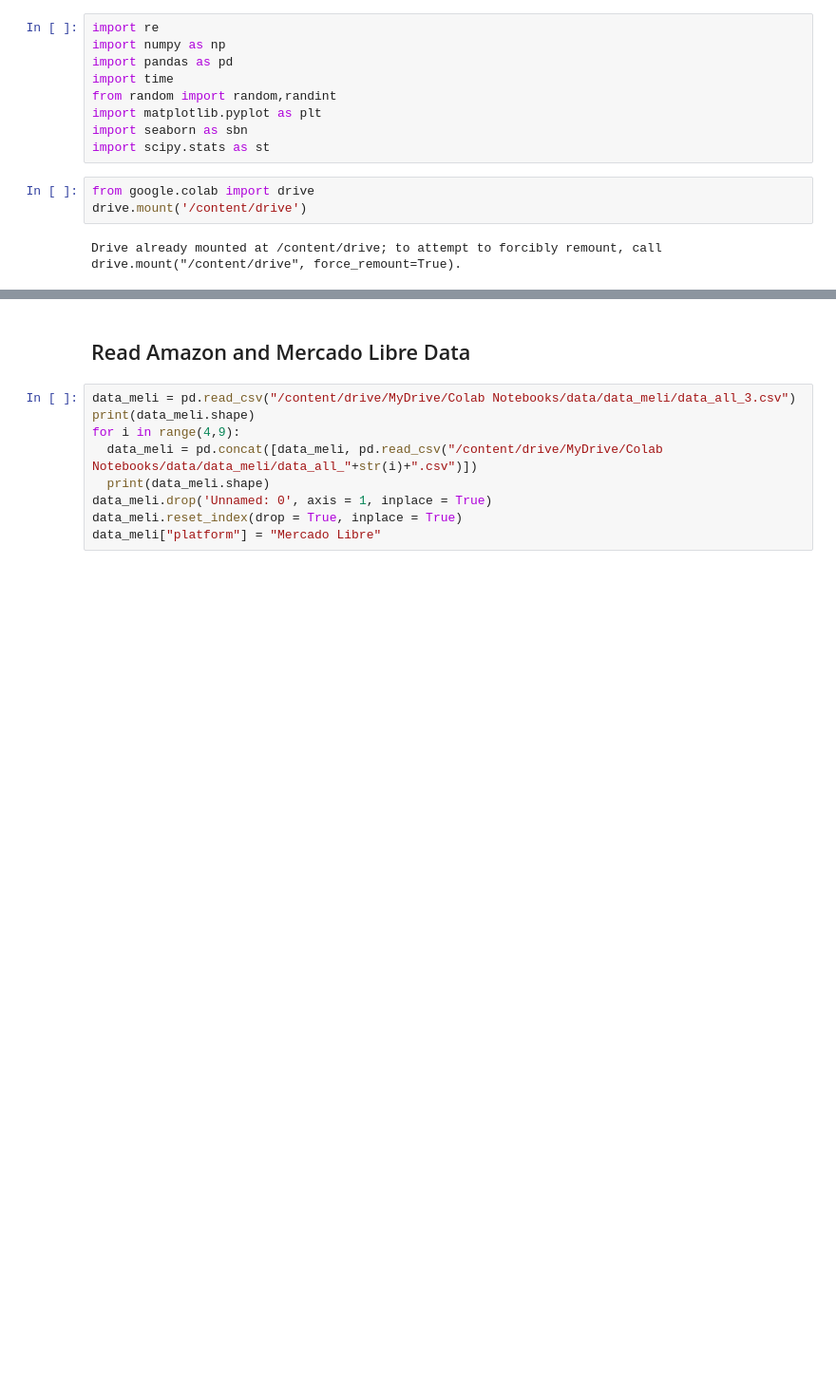
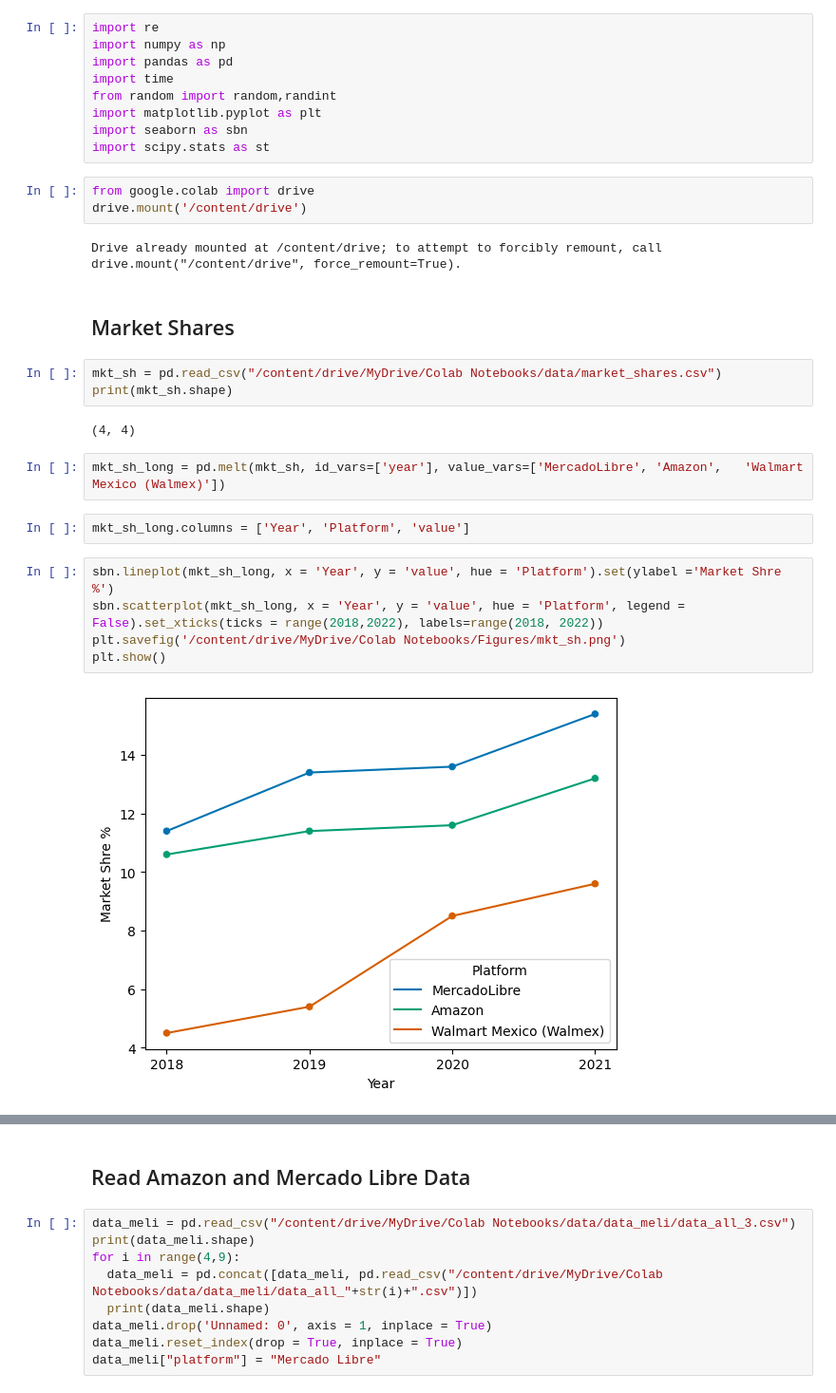
Before and after one commit to genarobasulto/SummerPaper, a Jupyter notebook: SummerPaperStatistics.ipynb, the cells around one changed output, grey strips where cells are left out. Shown at 95% size. Drawn from its saved outputs; the diff is of its cells as text; blank space fills up the shorter version.

```diff
--- a/SummerPaperStatistics.ipynb
+++ b/SummerPaperStatistics.ipynb
@@ -12,3 +12,21 @@ from google.colab import drive
 drive.mount('/content/drive')
 # %% [output]
 Drive already mounted at /content/drive; to attempt to forcibly remount, call drive.mount("/content/drive", force_remount=True).
+# %% [markdown]
+## Market Shares
+# %%
+mkt_sh = pd.read_csv("/content/drive/MyDrive/Colab Notebooks/data/market_shares.csv")
+print(mkt_sh.shape)
+# %% [output]
+(4, 4)
+# %%
+mkt_sh_long = pd.melt(mkt_sh, id_vars=['year'], value_vars=['MercadoLibre',	'Amazon',	'Walmart Mexico (Walmex)'])
+# %%
+mkt_sh_long.columns = ['Year', 'Platform', 'value']
+# %%
+sbn.lineplot(mkt_sh_long, x = 'Year', y = 'value', hue = 'Platform').set(ylabel ='Market Shre %')
+sbn.scatterplot(mkt_sh_long, x = 'Year', y = 'value', hue = 'Platform', legend = False).set_xticks(ticks = range(2018,2022), labels=range(2018, 2022))
+plt.savefig('/content/drive/MyDrive/Colab Notebooks/Figures/mkt_sh.png')
+plt.show()
+# %% [output]
+[figure, added]
```
Also changed, not shown: parts of 1 cell of this notebook, 1 other file.
